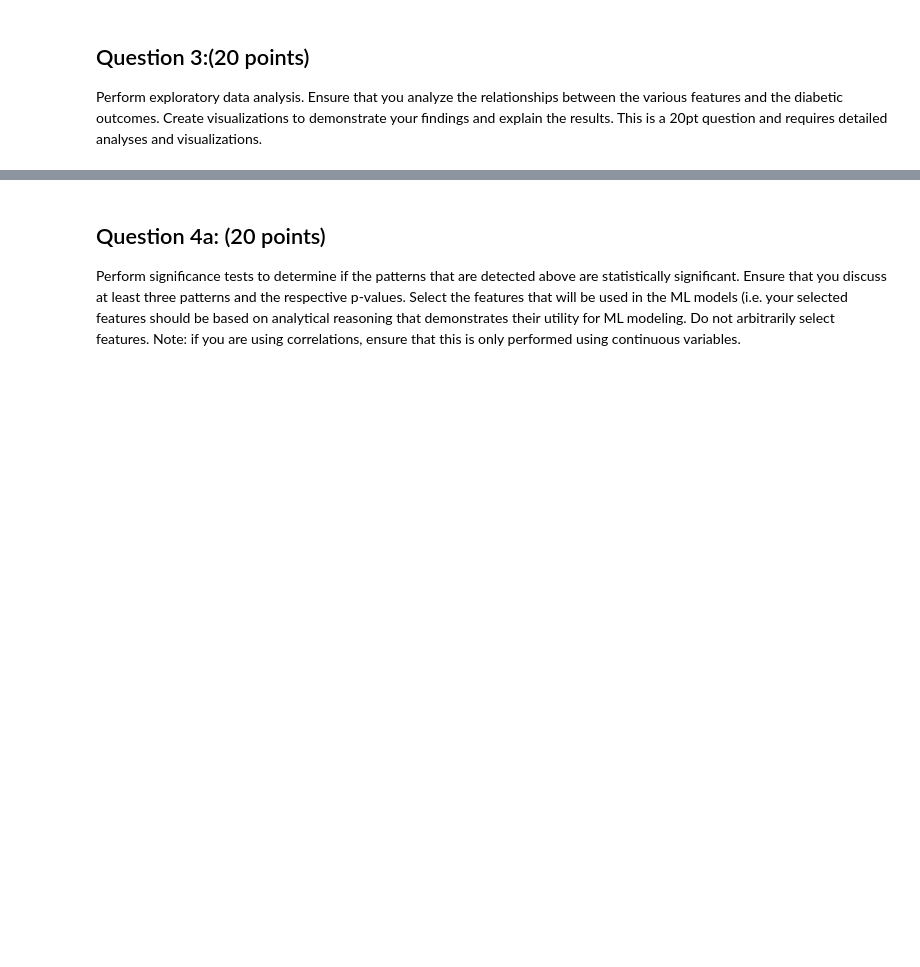
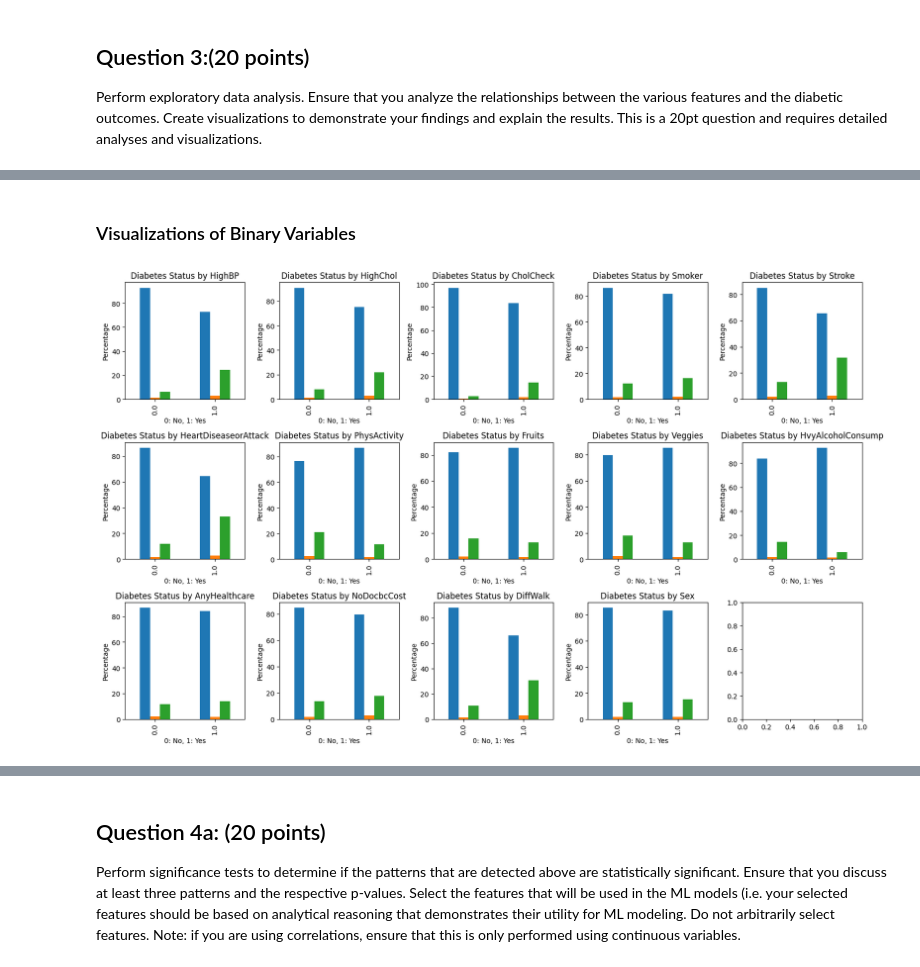
Before and after one commit to Halfgear/DS3000-group-project3, a Jupyter notebook: DS3000.Practicum3.ipynb, the cells around one changed output, grey strips where cells are left out. Drawn from its saved outputs; the diff is of its cells as text; code cells hidden in the pictures; blank space fills up the shorter version.

```diff
--- a/DS3000.Practicum3.ipynb
+++ b/DS3000.Practicum3.ipynb
@@ -126,0 +159,20 @@ plt.show()
+# %% [markdown]
+### Visualizations of Binary Variables
+# %%
+binary_vars = ['HighBP', 'HighChol', 'CholCheck', 'Smoker',
+               'Stroke', 'HeartDiseaseorAttack', 'PhysActivity', 'Fruits', 'Veggies',
+               'HvyAlcoholConsump', 'AnyHealthcare', 'NoDocbcCost', 'DiffWalk', 'Sex']
+
+fig, axes = plt.subplots(3, 5, figsize=(16, 10))
+axes = axes.ravel()
+
+for i, var in enumerate(binary_vars):
+    df_pct = pd.crosstab(df[var], df['Diabetes_012'], normalize='index') * 100
+    df_pct.plot(kind='bar', ax=axes[i], legend=False)
+    axes[i].set_title(f'Diabetes Status by {var}')
+    axes[i].set_xlabel('0: No, 1: Yes')
+    axes[i].set_ylabel('Percentage')
+plt.tight_layout()
+plt.show()
+# %% [output]
+[figure, added]
```
Also changed, not shown: parts of 11 cells of this notebook.
